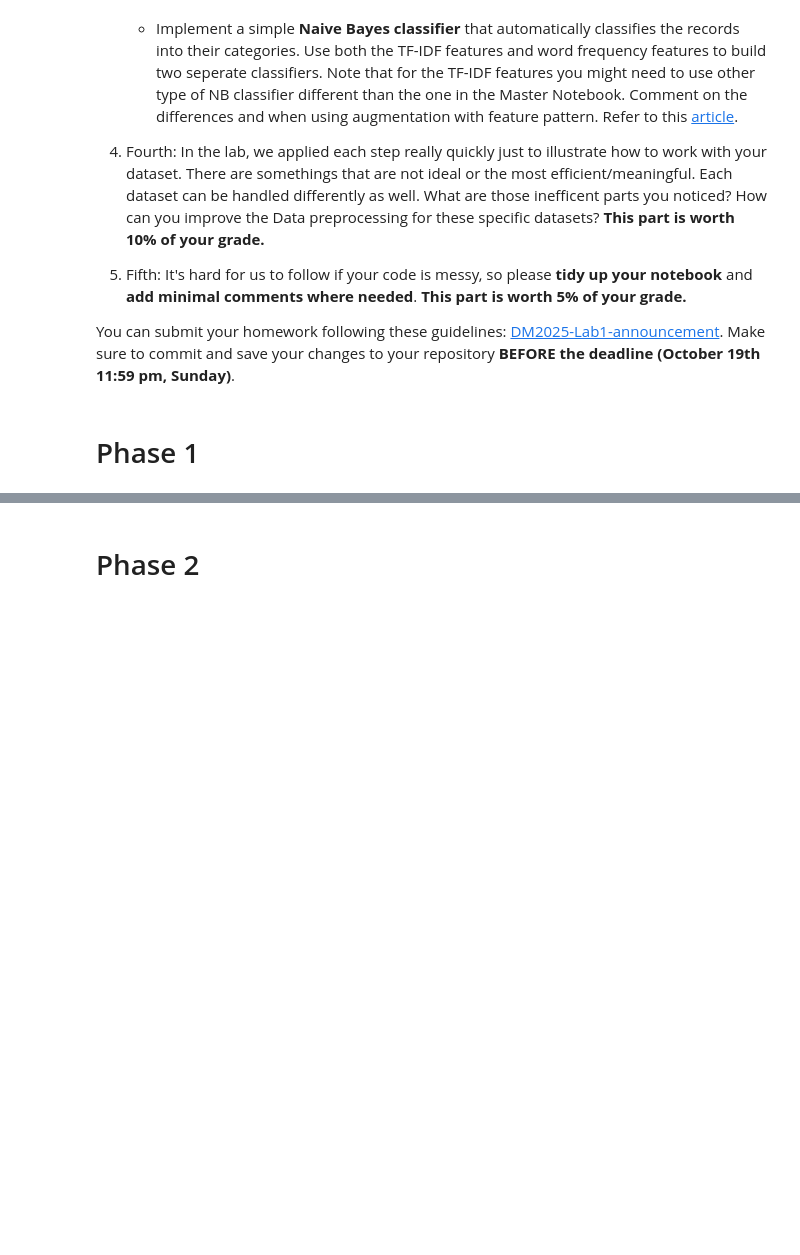
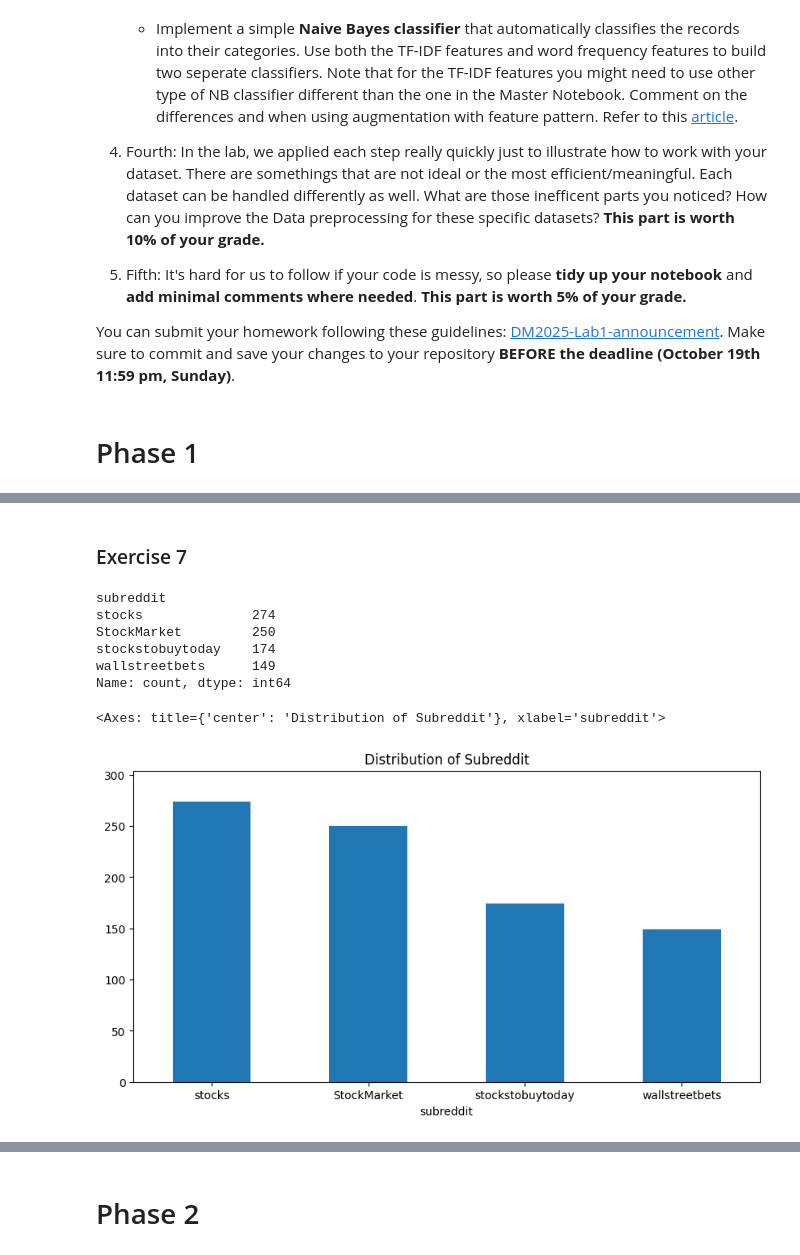
Before and after one commit to chiajungchang2003/DM2025-Lab1-Exercise, a Jupyter notebook: DM2025-Lab1-Homework.ipynb, the cells around one changed output, grey strips where cells are left out. Cells and saved outputs as stored; diff of their text form; code cells hidden in the pictures; blank space fills up the shorter version.

Commit message:
Add - add meaningful new data visualization

```diff
--- a/DM2025-Lab1-Homework.ipynb
+++ b/DM2025-Lab1-Homework.ipynb
@@ -58,3 +58,15 @@ You can submit your homework following these guidelines: [DM2025-Lab1-announceme
 You can submit your homework following these guidelines: [DM2025-Lab1-announcement](https://github.com/leoson-wu/DM2025-Lab1-Announcement/blob/main/README.md). Make sure to commit and save your changes to your repository __BEFORE the deadline (October 19th 11:59 pm, Sunday)__.
 # %% [markdown]
 # Phase 1
+# %%
+import pandas as pd
+import numpy as np
+from sklearn.feature_extraction.text import CountVectorizer
+import matplotlib.pyplot as plt
+import plotly as py
+import math
+import PAMI
+import umap
+
+df=pd.read_csv("newdataset/Reddit-stock-sentiment.csv")
+df.head()
@@ -60,0 +158,18 @@ You can submit your homework following these guidelines: [DM2025-Lab1-announceme
+# %% [markdown]
+### Exercise 7
+# %%
+import matplotlib.pyplot as plt
+%matplotlib inline
+print(df.subreddit.value_counts())
+
+#plot barchart for subreddit, excercise 7
+df.subreddit.value_counts().plot(kind='bar',title='Distribution of Subreddit',ylim = [0, df.subreddit.value_counts().max()+30], rot = 0, figsize=(10,5))
+# %% [output]
+subreddit
+stocks              274
+StockMarket         250
+stockstobuytoday    174
+wallstreetbets      149
+Name: count, dtype: int64
+<Axes: title={'center': 'Distribution of Subreddit'}, xlabel='subreddit'>
+[figure, added]
```
Also changed, not shown: parts of 44 cells of this notebook.
